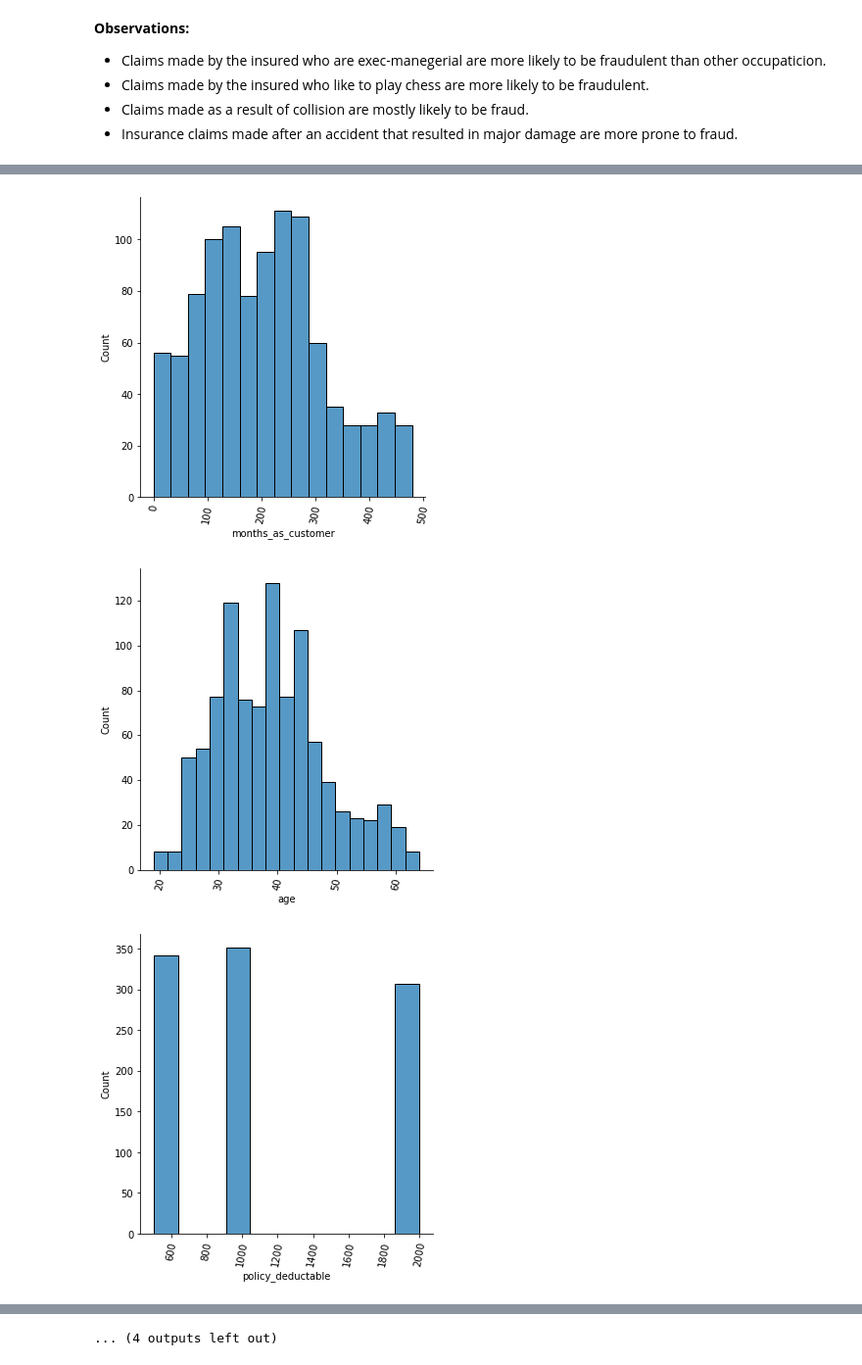
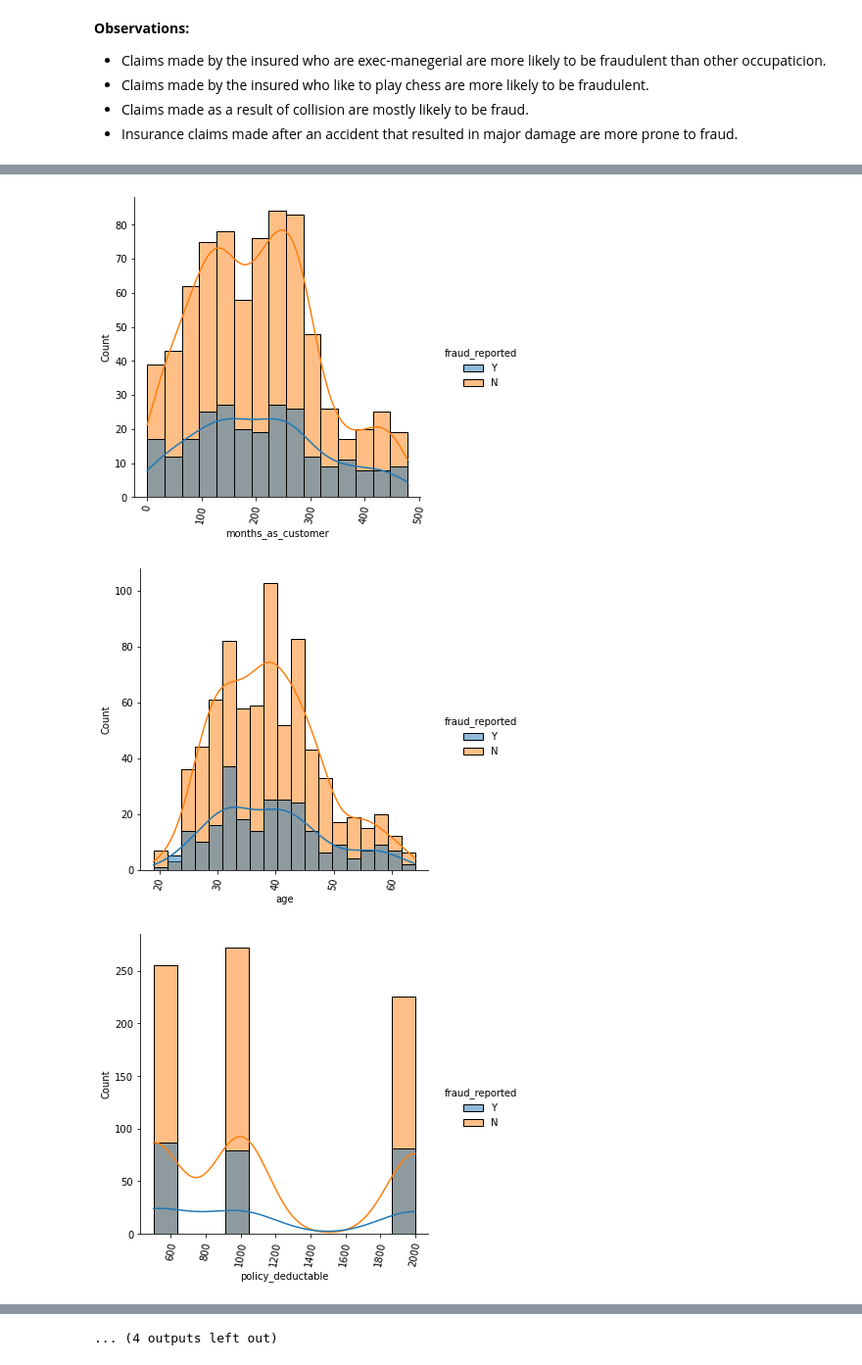
Before and after one commit to mervebdurna/insurance_fraud_detection, a Jupyter notebook: EDA.ipynb, the cells around one changed output, grey strips where cells are left out. Shown at 98% size. Saved outputs shown, nothing was run; the diff lists cells and outputs as text; code cells hidden in the pictures.

```diff
--- a/EDA.ipynb
+++ b/EDA.ipynb
@@ -62,7 +75,7 @@ fraud_reported                   0
 dtype: int64
 # %%
 # delete unnecessary column
-df = df.drop(['policy_number','policy_bind_date','insured_zip','incident_location'], axis=1)
+df = df.drop(['policy_number','policy_bind_date','insured_zip','incident_location','incident_date' ,'auto_make', 'auto_model'], axis=1)
 # %%
 # check the column types
 df.info()
@@ -173,0 +200,5 @@ for col in df[cat_columns].columns:
+# %%
+# checking unique values for each category
+for col in cat_columns:
+    print(f'\n{col.upper()} : {df[col].nunique()}')
+    print(df[col].value_counts())
@@ -180,10 +243,10 @@ for col in df[cat_columns].columns:
 # %%
 # visualize distribution of numerical features vs target
 for col in df[num_columns].columns:
-    sns.displot(data=df ,x=col)
+    sns.displot(data=df ,x=col,kde=True,hue='fraud_reported' )
     plt.xticks(rotation=80)
     plt.show()
 # %% [output]
-[figure, old version]
+[figure, new version]
-[figure, old version]
+[figure, new version]
-[figure, old version]
+[figure, new version]
```
Also changed, not shown: parts of 46 cells of this notebook, 1 other file.
